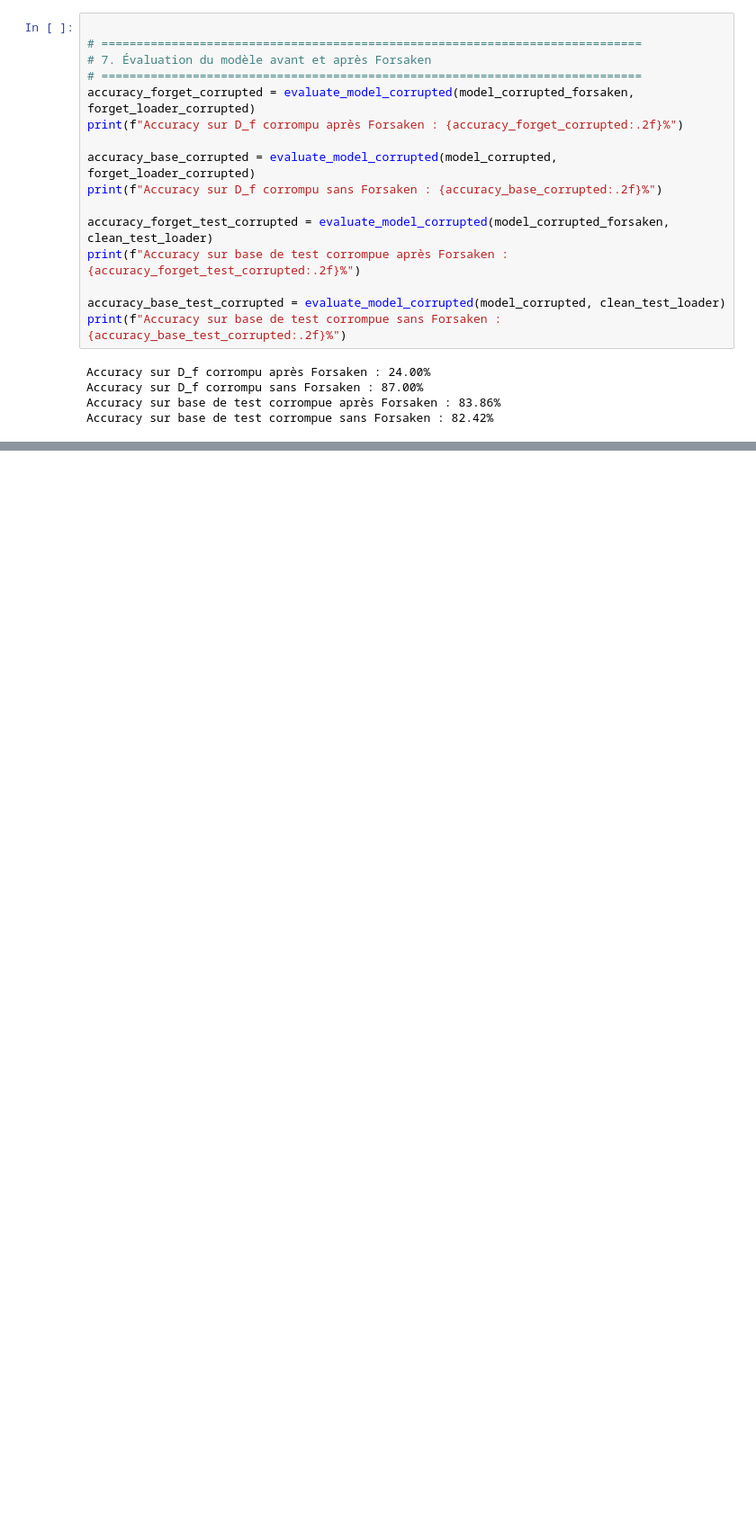
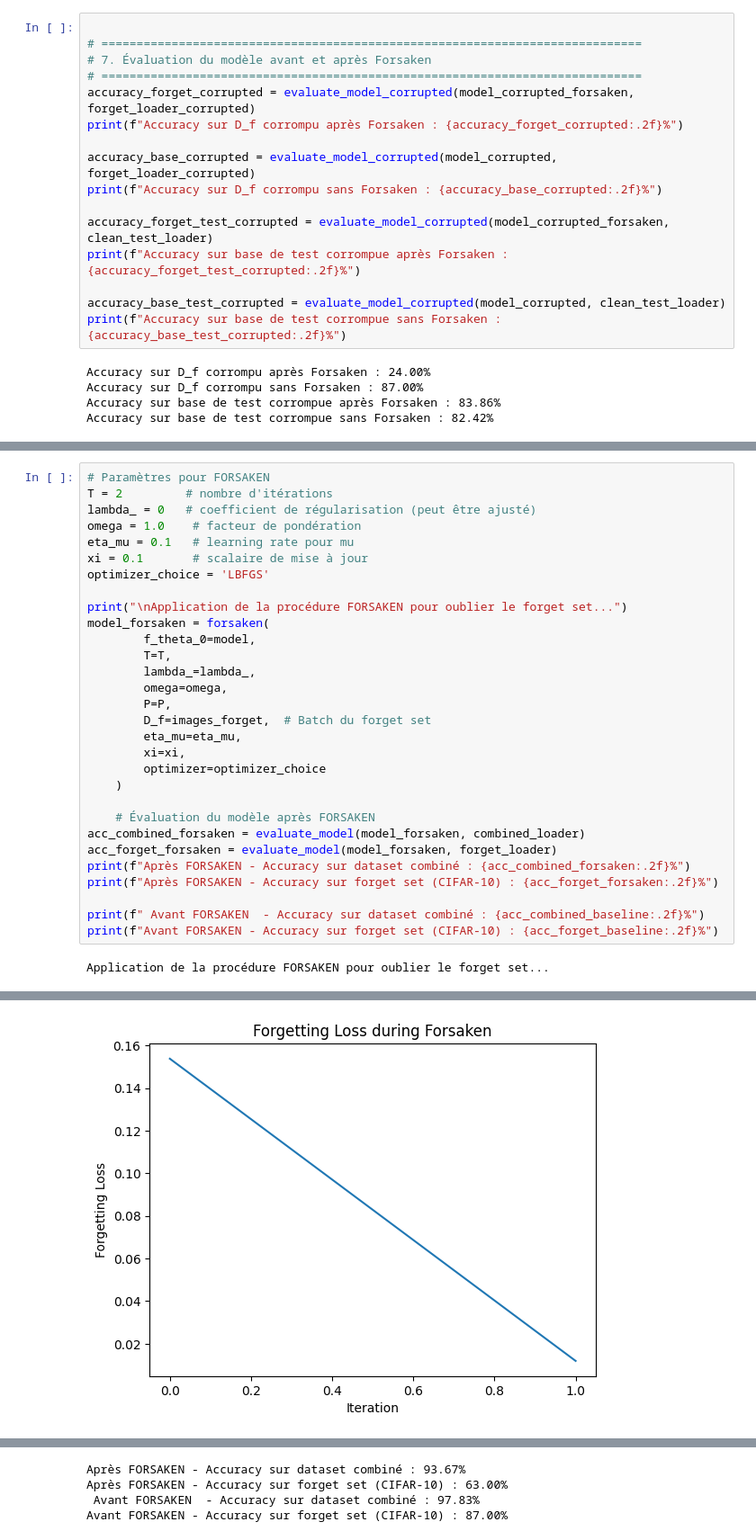
Before and after one commit to DepInfoAliciaSHAO/forsaken, a Jupyter notebook: forsaken.ipynb, the cells around one changed output, grey strips where cells are left out. Shown at 90% size. Drawn from its saved outputs; the diff is of its cells as text; blank space fills up the shorter version.

Commit message:
Ajout du MNIST/CIFAR-10

```diff
--- a/forsaken.ipynb
+++ b/forsaken.ipynb
@@ -1087,0 +1312,32 @@ Accuracy sur base de test corrompue sans Forsaken : 82.42%
+# %%
+# Paramètres pour FORSAKEN
+T = 2         # nombre d'itérations
+lambda_ = 0   # coefficient de régularisation (peut être ajusté)
+omega = 1.0    # facteur de pondération
+eta_mu = 0.1   # learning rate pour mu
+xi = 0.1       # scalaire de mise à jour
+optimizer_choice = 'LBFGS'
+
+print("\nApplication de la procédure FORSAKEN pour oublier le forget set...")
+model_forsaken = forsaken(
+        f_theta_0=model,
+        T=T,
+        lambda_=lambda_,
+        omega=omega,
+        P=P,
+        D_f=images_forget,  # Batch du forget set
+        eta_mu=eta_mu,
+        xi=xi,
+        optimizer=optimizer_choice
+    )
+
+    # Évaluation du modèle après FORSAKEN
+acc_combined_forsaken = evaluate_model(model_forsaken, combined_loader)
+acc_forget_forsaken = evaluate_model(model_forsaken, forget_loader)
+print(f"Après FORSAKEN - Accuracy sur dataset combiné : {acc_combined_forsaken:.2f}%")
+print(f"Après FORSAKEN - Accuracy sur forget set (CIFAR‑10) : {acc_forget_forsaken:.2f}%")
+
+print(f" Avant FORSAKEN  - Accuracy sur dataset combiné : {acc_combined_baseline:.2f}%")
+print(f"Avant FORSAKEN - Accuracy sur forget set (CIFAR‑10) : {acc_forget_baseline:.2f}%")
+# %% [output]
+Application de la procédure FORSAKEN pour oublier le forget set...
@@ -1087,0 +1347 @@ Accuracy sur base de test corrompue sans Forsaken : 82.42%
+[figure, added]
@@ -1087,0 +1349,4 @@ Accuracy sur base de test corrompue sans Forsaken : 82.42%
+Après FORSAKEN - Accuracy sur dataset combiné : 93.67%
+Après FORSAKEN - Accuracy sur forget set (CIFAR‑10) : 63.00%
+ Avant FORSAKEN  - Accuracy sur dataset combiné : 97.83%
+Avant FORSAKEN - Accuracy sur forget set (CIFAR‑10) : 87.00%
```
Also changed, not shown: parts of 6 cells of this notebook, 1 other file.
